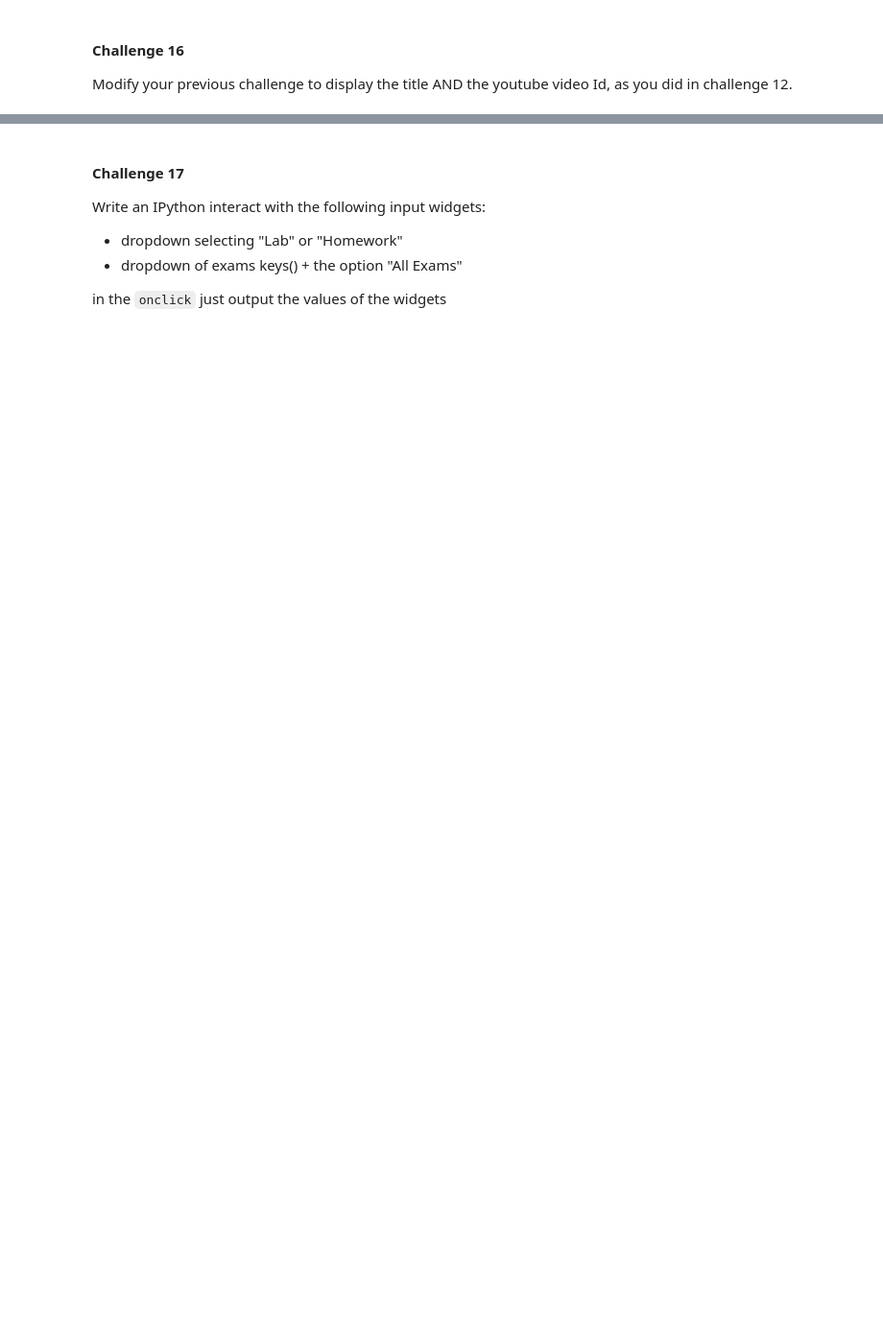
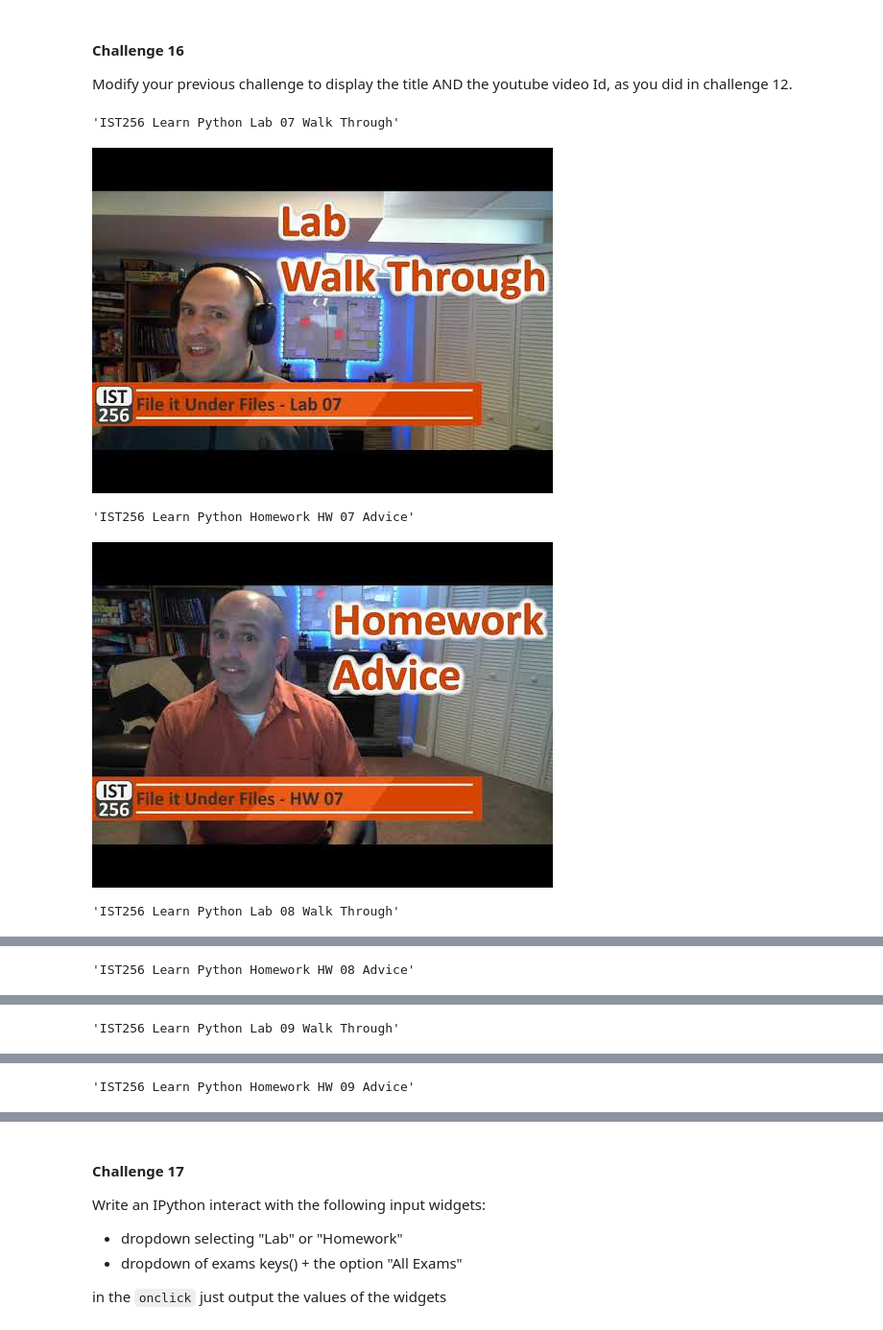
Before and after one commit to ist256/spring2026, a Jupyter notebook: lessons/09-Dictionaries/SmallGroup-Dictionaries.ipynb, the cells around one changed output, grey strips where cells are left out. Shown at 96% size. Drawn from its saved outputs; the diff is of its cells as text; code cells hidden in the pictures; blank space fills up the shorter version.

```diff
--- a/lessons/09-Dictionaries/SmallGroup-Dictionaries.ipynb
+++ b/lessons/09-Dictionaries/SmallGroup-Dictionaries.ipynb
@@ -155,3 +145,16 @@ def extract_unit_number(title):
+# %%
+def extract_unit_number(title):
+    items = title.split()
+    for item in items:
+        if item.strip().isdigit():
+            return item
+    return "NOT FOUND!"
+
+# todo write test for walk through and homework
+title = "IST256 Learn Python Lab 13 Walk Through"
+expect_output = "13"
+actual_output = extract_unit_number(title)
+assert expect_output == actual_output
 # %% [markdown]
 #### Challenge 8
 
@@ -198,3 +219,11 @@ Write code to display the units covered in Exam 2 (E2).
 #### Challenge 15
 
 Start by Copying your solution from Challenge 6. Using The snippet from Challenge 7 and the `exams` variable only display homework video titles for units covered in Exam 2.
+# %%
+exam = "E3"
+units_covered = exams[exam]
+for video in playlist:
+    title = video['snippet']['title']
+    unit = extract_unit_number(title)
+    if unit in units_covered:
+        display(title)
@@ -202,3 +238,19 @@ Start by Copying your solution from Challenge 6. Using The snippet from Challeng
 #### Challenge 16
 
 Modify your previous challenge to display the title AND the youtube video Id, as you did in challenge 12.
+# %%
+exam = "E3"
+units_covered = exams[exam]
+for video in playlist:
+    title = video['snippet']['title']
+    unit = extract_unit_number(title)
+    if unit in units_covered:
+        display(title)
+        vidid = video['snippet']['resourceId']['videoId']
+        display(YouTubeVideo(vidid))
+# %% [output]
+'IST256 Learn Python Lab 07 Walk Through'
+[figure, added]
+'IST256 Learn Python Homework HW 07 Advice'
+[figure, added]
+'IST256 Learn Python Lab 08 Walk Through'
@@ -204,0 +258 @@ Modify your previous challenge to display the title AND the youtube video Id, as
+'IST256 Learn Python Homework HW 08 Advice'
@@ -204,0 +260 @@ Modify your previous challenge to display the title AND the youtube video Id, as
+'IST256 Learn Python Lab 09 Walk Through'
@@ -204,0 +262 @@ Modify your previous challenge to display the title AND the youtube video Id, as
+'IST256 Learn Python Homework HW 09 Advice'
```
Also changed, not shown: parts of 29 cells of this notebook.
